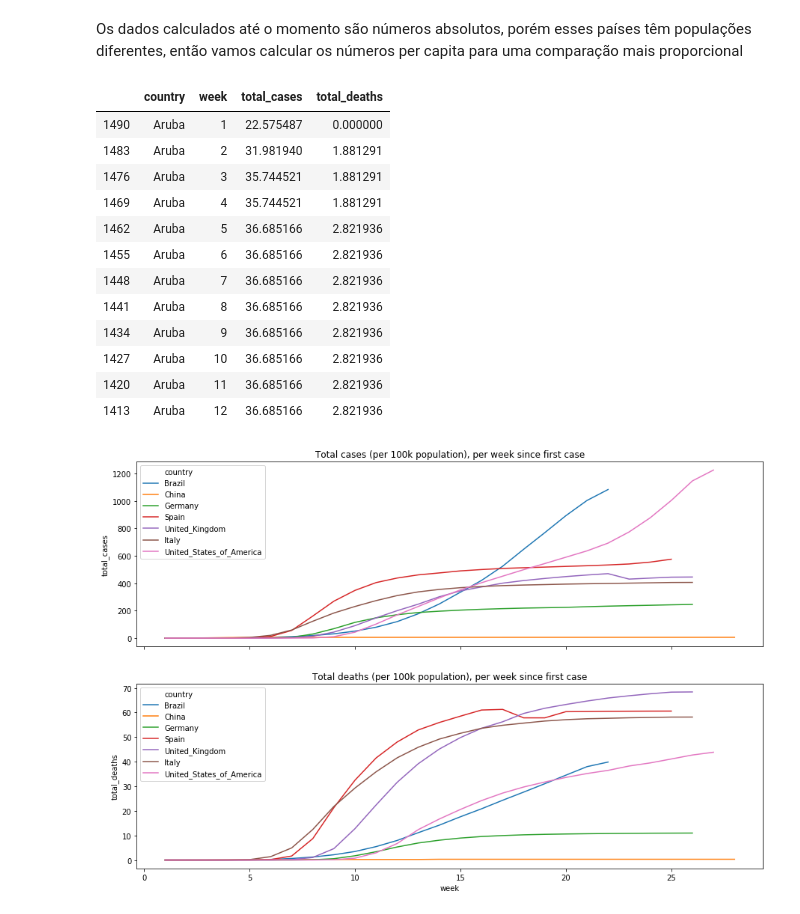
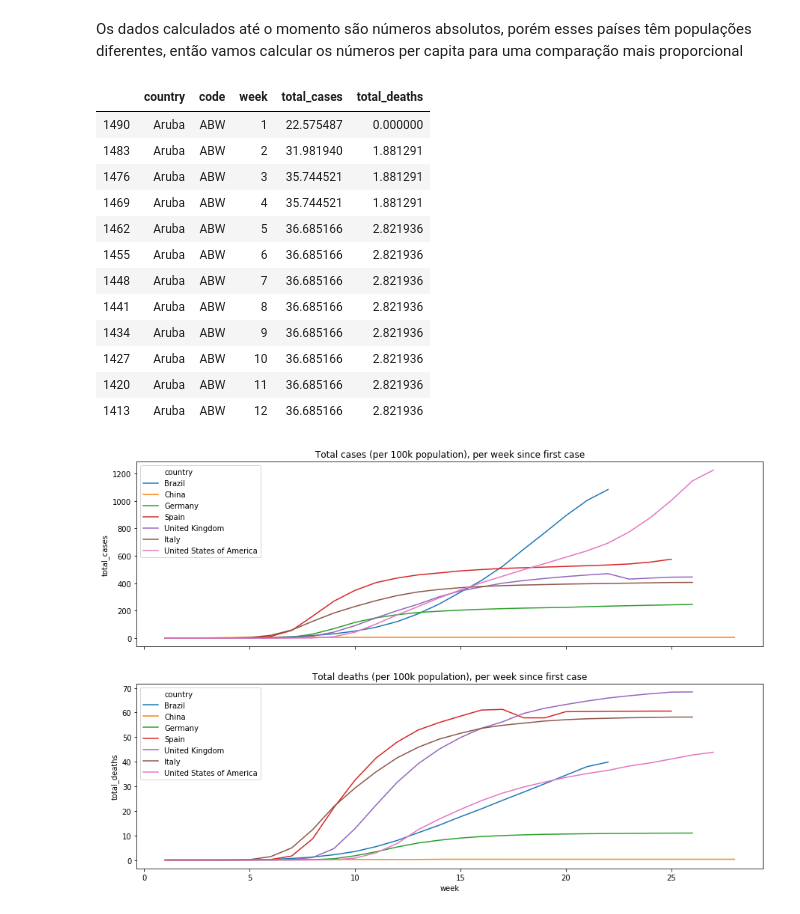
Before and after one commit to lucianowitt/covid-19, a Jupyter notebook: TCC_tratamento_dados.ipynb, the cells around one changed output. Saved outputs shown, nothing was run; the diff lists cells and outputs as text; code cells hidden in the pictures.

```diff
--- a/TCC_tratamento_dados.ipynb
+++ b/TCC_tratamento_dados.ipynb
@@ -53,6 +53,8 @@ df.head()
 | 1488 | 2020-04-07 | 7 | 0 | Aruba | ABW | 106310.0 | 9 | 0 |
 | 1487 | 2020-04-08 | 3 | 0 | Aruba | ABW | 106310.0 | 12 | 0 |
 | 1486 | 2020-04-09 | 3 | 0 | Aruba | ABW | 106310.0 | 15 | 0 |
+# %%
+df['country'] = df['country'].str.replace('_', ' ')
 # %% [markdown]
 Abaixo os gráficos dos totais de casos e mortes no tempo
 # %%
@@ -134,24 +136,24 @@ Os dados calculados até o momento são números absolutos, porém esses países
 # %%
 df3 = df2.copy()
 df3['total_cases_100k'] = df3['total_cases'] * 100000 / df3['pop']
 df3['total_deaths_100k'] = df3['total_deaths'] * 100000 / df3['pop']
-df3.drop(columns=['code','pop','total_cases','total_deaths'], inplace=True)
+df3.drop(columns=['pop','total_cases','total_deaths'], inplace=True)
 df3.rename(columns={'total_cases_100k':'total_cases','total_deaths_100k':'total_deaths'}, inplace=True)
 df3.head(12)
 # %% [output]
-|  | country | week | total_cases | total_deaths |
-| 1490 | Aruba | 1 | 22.575487 | 0.000000 |
-| 1483 | Aruba | 2 | 31.981940 | 1.881291 |
-| 1476 | Aruba | 3 | 35.744521 | 1.881291 |
-| 1469 | Aruba | 4 | 35.744521 | 1.881291 |
-| 1462 | Aruba | 5 | 36.685166 | 2.821936 |
-| 1455 | Aruba | 6 | 36.685166 | 2.821936 |
-| 1448 | Aruba | 7 | 36.685166 | 2.821936 |
-| 1441 | Aruba | 8 | 36.685166 | 2.821936 |
-| 1434 | Aruba | 9 | 36.685166 | 2.821936 |
-| 1427 | Aruba | 10 | 36.685166 | 2.821936 |
-| 1420 | Aruba | 11 | 36.685166 | 2.821936 |
-| 1413 | Aruba | 12 | 36.685166 | 2.821936 |
+|  | country | code | week | total_cases | total_deaths |
+| 1490 | Aruba | ABW | 1 | 22.575487 | 0.000000 |
+| 1483 | Aruba | ABW | 2 | 31.981940 | 1.881291 |
+| 1476 | Aruba | ABW | 3 | 35.744521 | 1.881291 |
+| 1469 | Aruba | ABW | 4 | 35.744521 | 1.881291 |
+| 1462 | Aruba | ABW | 5 | 36.685166 | 2.821936 |
+| 1455 | Aruba | ABW | 6 | 36.685166 | 2.821936 |
+| 1448 | Aruba | ABW | 7 | 36.685166 | 2.821936 |
+| 1441 | Aruba | ABW | 8 | 36.685166 | 2.821936 |
+| 1434 | Aruba | ABW | 9 | 36.685166 | 2.821936 |
+| 1427 | Aruba | ABW | 10 | 36.685166 | 2.821936 |
+| 1420 | Aruba | ABW | 11 | 36.685166 | 2.821936 |
+| 1413 | Aruba | ABW | 12 | 36.685166 | 2.821936 |
 # %%
 df_vis = df3.loc[df['code'].isin(subject_countries)]
 
```
Also changed, not shown: parts of 22 cells of this notebook, 4 other files.
